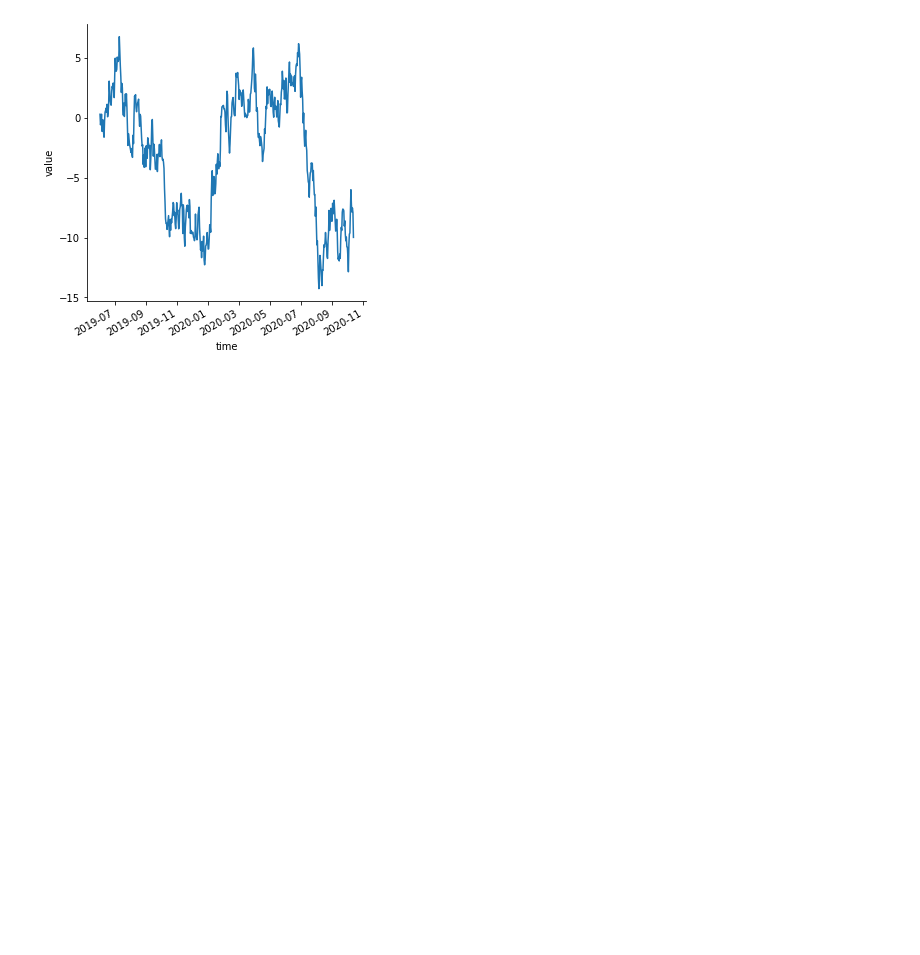
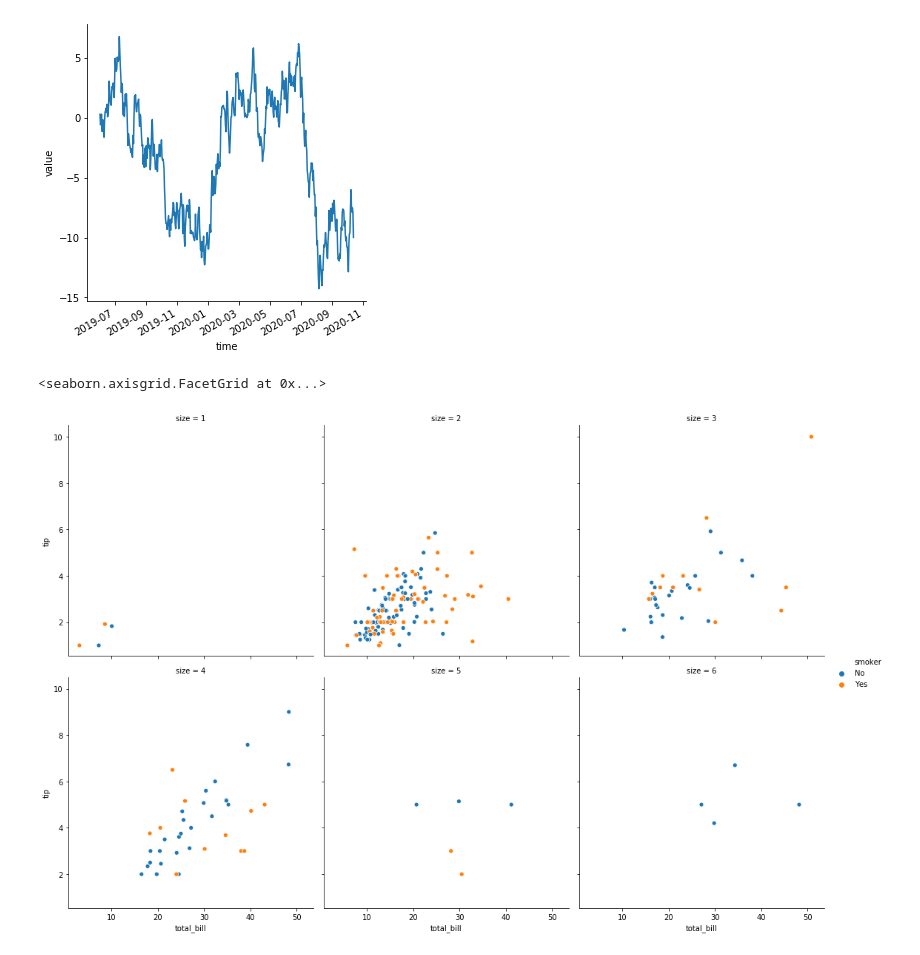
Before and after one commit to Demid-demid/Data-Visualisation, a Jupyter notebook: Line_plots.ipynb, the cells around one changed output. Cells and saved outputs as stored; diff of their text form; code cells hidden in the pictures; blank space fills up the shorter version.

Commit message:
cal_wrap=3 added to  see the size of group

```diff
--- a/Line_plots.ipynb
+++ b/Line_plots.ipynb
@@ -122,3 +122,10 @@ g = sb.relplot(x="time", y="value",kind="line", data=df )
 g.fig.autofmt_xdate()
 # %% [output]
 [figure]
+# %%
+tips = sb.load_dataset("tips")
+sb.relplot(x="total_bill", y="tip", hue= "smoker", col="size", data= tips,col_wrap=3)
+#here we cansee the size of group with cal_wrap=3
+# %% [output]
+<seaborn.axisgrid.FacetGrid at 0x...>
+[figure, added]
```
Also changed, not shown: parts of 1 cell of this notebook.
